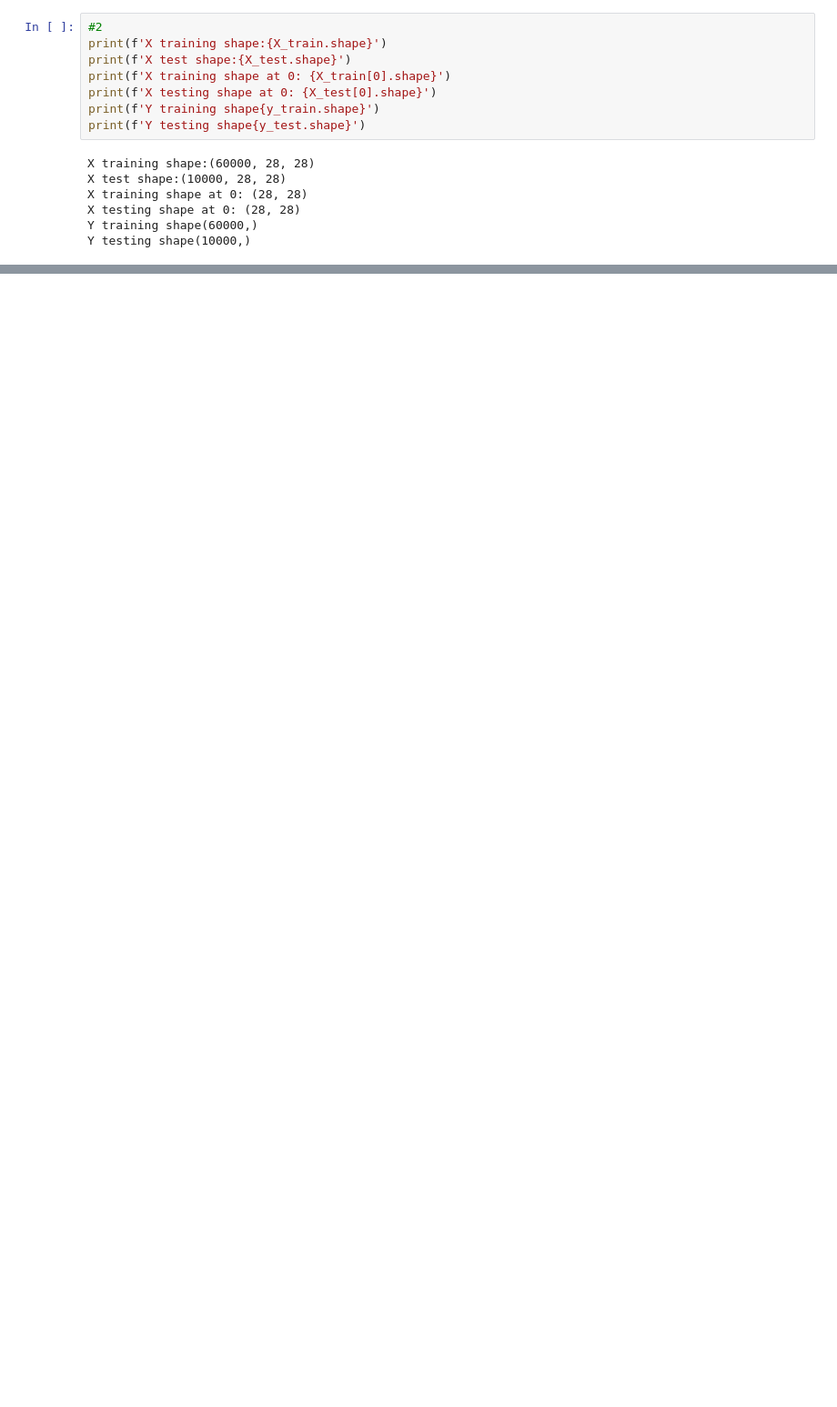
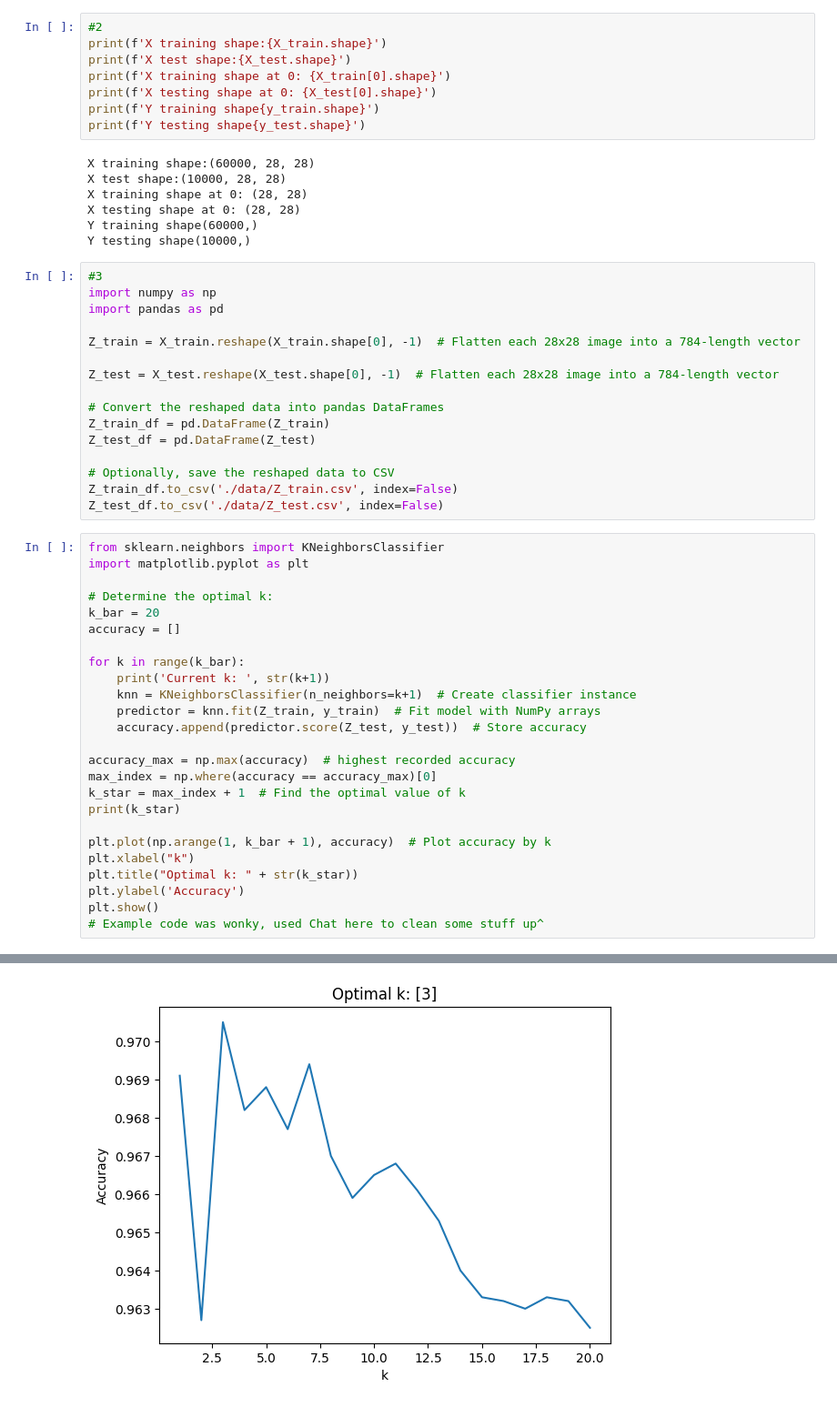
Before and after one commit to sutherlandn/knn, a Jupyter notebook: lab/computer_vision_lab.ipynb, the cells around one changed output, grey strips where cells are left out. Shown at 91% size. Cells and saved outputs as stored; diff of their text form; blank space fills up the shorter version.

```diff
--- a/lab/computer_vision_lab.ipynb
+++ b/lab/computer_vision_lab.ipynb
@@ -151,3 +151,45 @@ X training shape at 0: (28, 28)
 X testing shape at 0: (28, 28)
 Y training shape(60000,)
 Y testing shape(10000,)
+# %%
+#3
+import numpy as np
+import pandas as pd
+
+Z_train = X_train.reshape(X_train.shape[0], -1)  # Flatten each 28x28 image into a 784-length vector
+
+Z_test = X_test.reshape(X_test.shape[0], -1)  # Flatten each 28x28 image into a 784-length vector
+
+# Convert the reshaped data into pandas DataFrames
+Z_train_df = pd.DataFrame(Z_train)
+Z_test_df = pd.DataFrame(Z_test)
+
+# Optionally, save the reshaped data to CSV
+Z_train_df.to_csv('./data/Z_train.csv', index=False)
+Z_test_df.to_csv('./data/Z_test.csv', index=False)
+# %%
+from sklearn.neighbors import KNeighborsClassifier
+import matplotlib.pyplot as plt
+
+# Determine the optimal k:
+k_bar = 20
+accuracy = []
+
+for k in range(k_bar):
+    print('Current k: ', str(k+1))
+    knn = KNeighborsClassifier(n_neighbors=k+1)  # Create classifier instance
+    predictor = knn.fit(Z_train, y_train)  # Fit model with NumPy arrays
+    accuracy.append(predictor.score(Z_test, y_test))  # Store accuracy
+
+accuracy_max = np.max(accuracy)  # highest recorded accuracy
+max_index = np.where(accuracy == accuracy_max)[0]
+k_star = max_index + 1  # Find the optimal value of k
+print(k_star)
+
+plt.plot(np.arange(1, k_bar + 1), accuracy)  # Plot accuracy by k
+plt.xlabel("k")
+plt.title("Optimal k: " + str(k_star))
+plt.ylabel('Accuracy')
+plt.show()
+# Example code was wonky, used Chat here to clean some stuff up^
+# %% [output]
@@ -153,0 +213 @@ Y testing shape(10000,)
+[figure, added]
```
Also changed, not shown: parts of 4 cells of this notebook.
